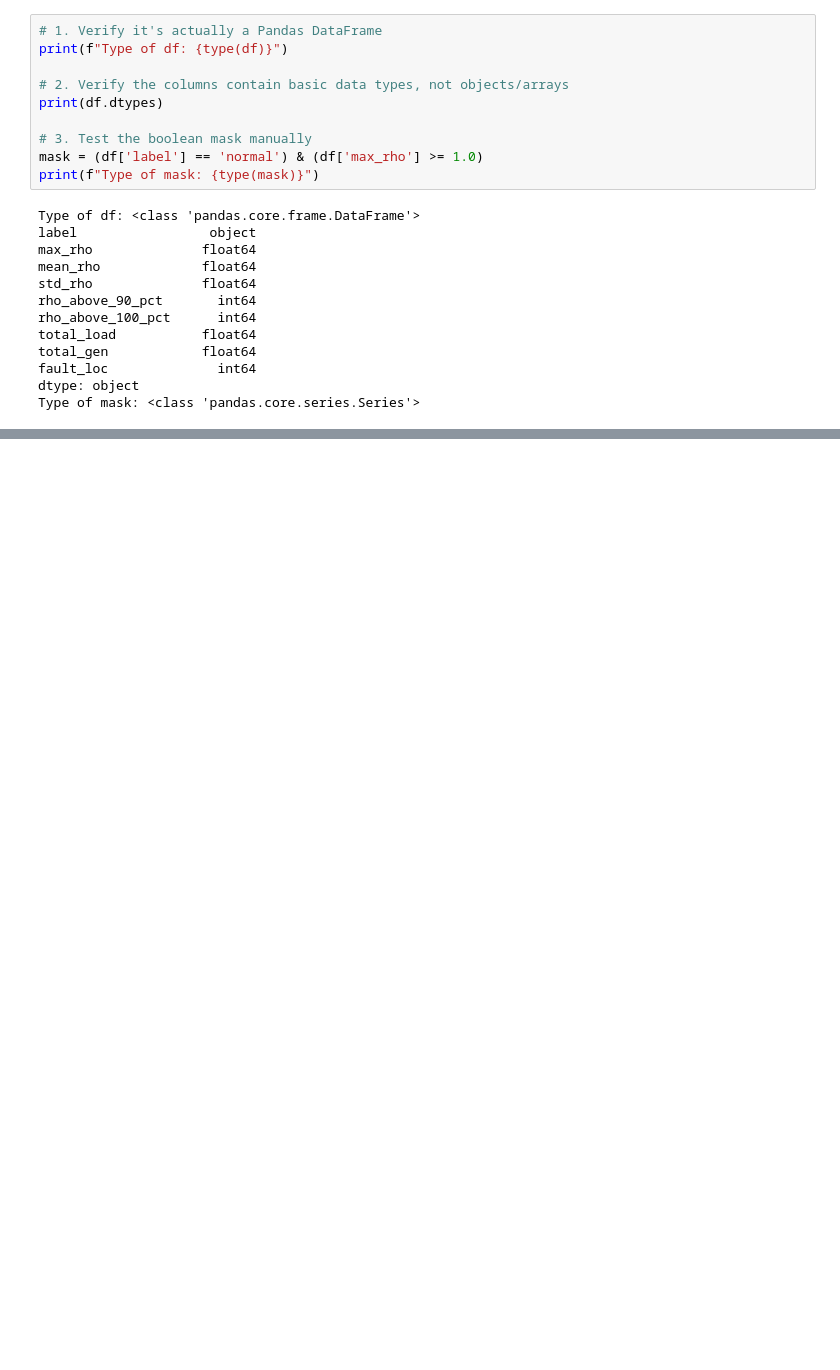
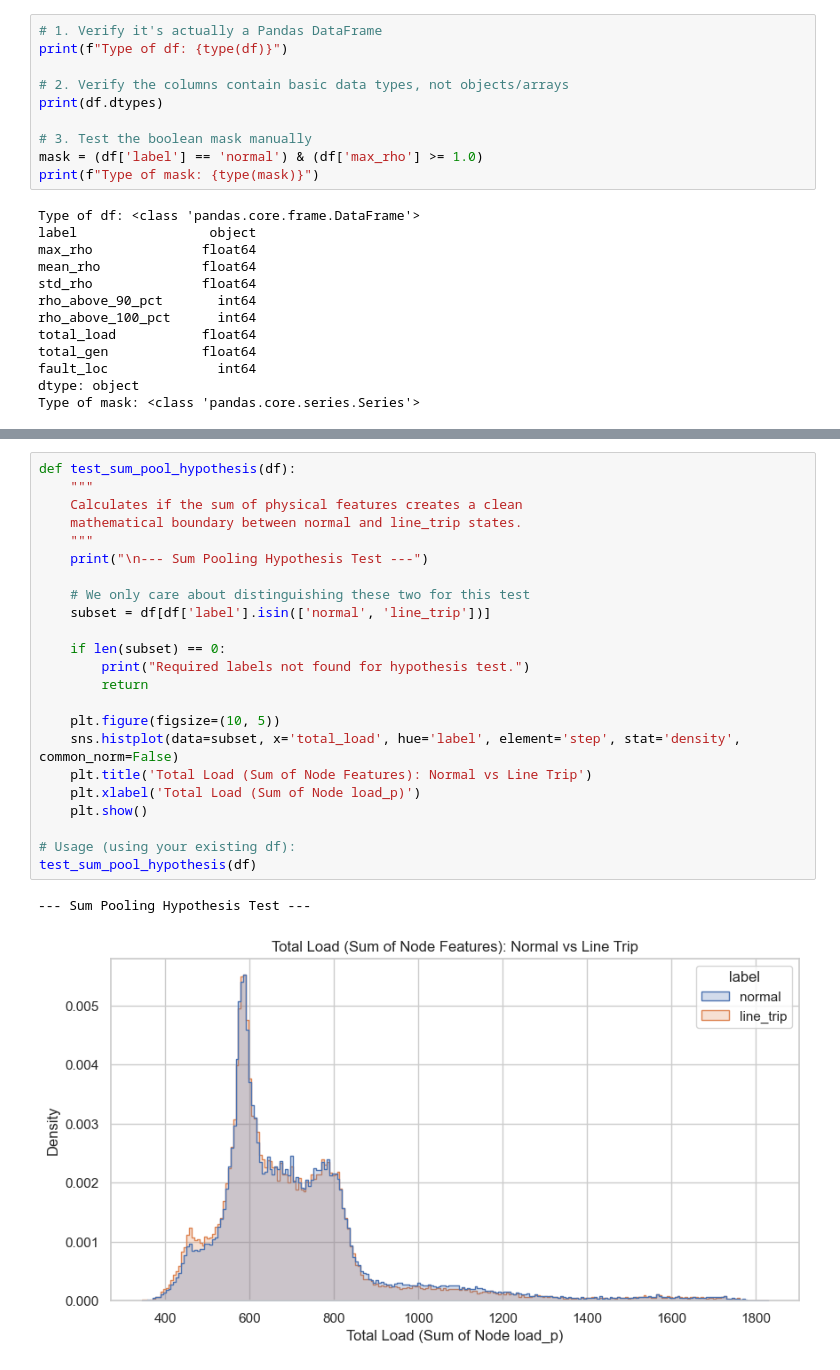
Before and after one commit to abrarfahim-1000/T2530913-code, a Jupyter notebook: EDA.ipynb, the cells around one changed output, grey strips where cells are left out. Cells and saved outputs as stored; diff of their text form; blank space fills up the shorter version.

```diff
--- a/EDA.ipynb
+++ b/EDA.ipynb
@@ -176,0 +354,26 @@ plot_pca_clusters(df)
+# %%
+def test_sum_pool_hypothesis(df):
+    """
+    Calculates if the sum of physical features creates a clean
+    mathematical boundary between normal and line_trip states.
+    """
+    print("\n--- Sum Pooling Hypothesis Test ---")
+
+    # We only care about distinguishing these two for this test
+    subset = df[df['label'].isin(['normal', 'line_trip'])]
+
+    if len(subset) == 0:
+        print("Required labels not found for hypothesis test.")
+        return
+
+    plt.figure(figsize=(10, 5))
+    sns.histplot(data=subset, x='total_load', hue='label', element='step', stat='density', common_norm=False)
+    plt.title('Total Load (Sum of Node Features): Normal vs Line Trip')
+    plt.xlabel('Total Load (Sum of Node load_p)')
+    plt.show()
+
+# Usage (using your existing df):
+test_sum_pool_hypothesis(df)
+# %% [output]
+--- Sum Pooling Hypothesis Test ---
+[figure, added]
```
Also changed, not shown: parts of 10 cells of this notebook, 3 other files.
